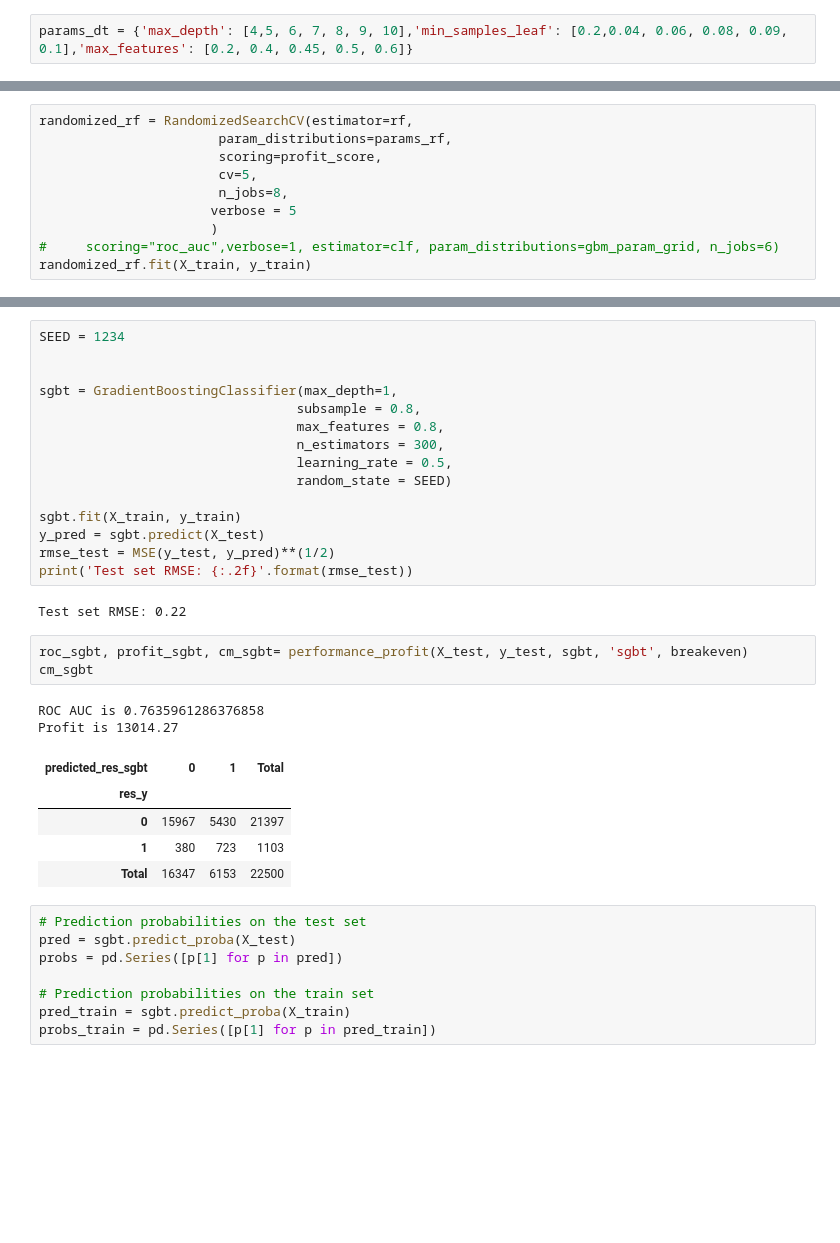
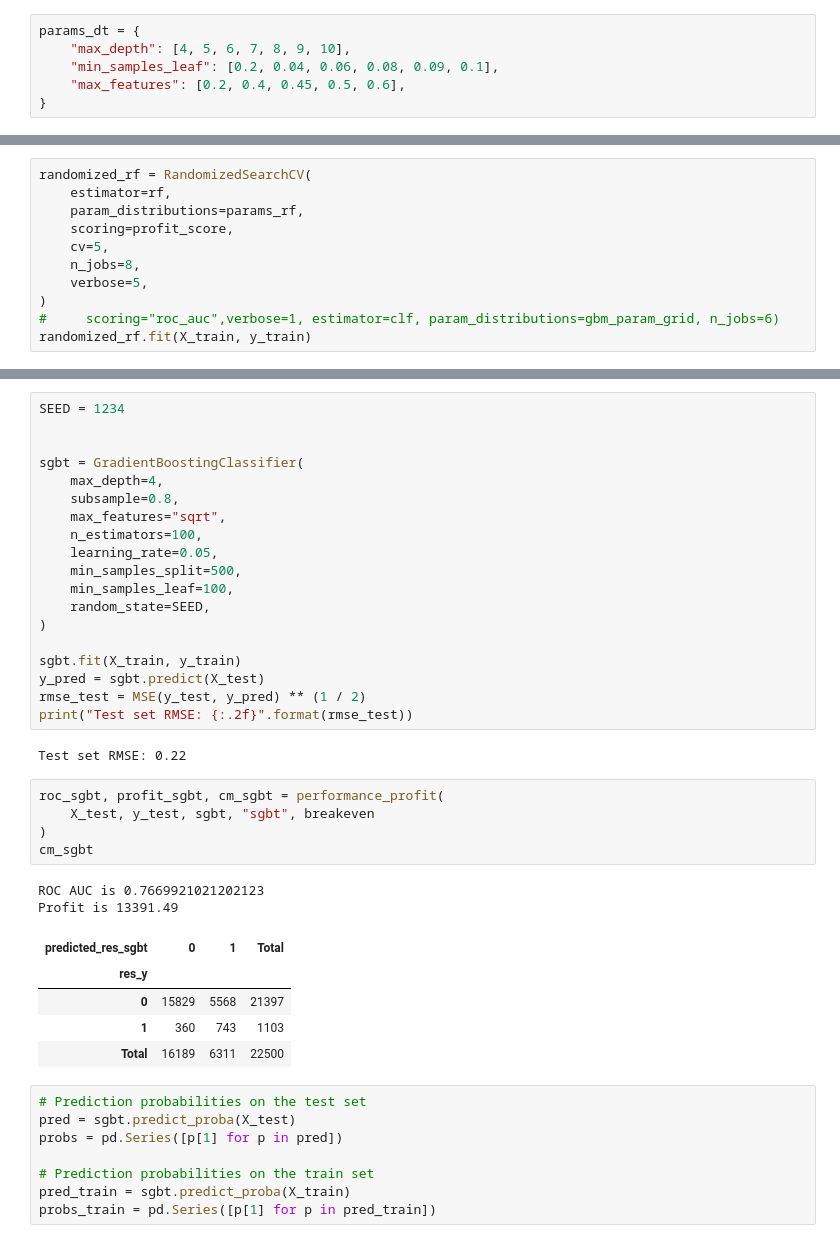
Before and after one commit to sauravjayan/Intuit-Quickbooks-Redux, a Jupyter notebook: intuit-redux.ipynb, the cells around one changed output, grey strips where cells are left out. Cells and saved outputs as stored; diff of their text form; blank space fills up the shorter version.

```diff
--- a/intuit-redux.ipynb
+++ b/intuit-redux.ipynb
@@ -376,5 +417,9 @@ dt.get_params()
  'random_state': 168,
  'splitter': 'best'}
 # %%
-params_dt = {'max_depth': [4,5, 6, 7, 8, 9, 10],'min_samples_leaf': [0.2,0.04, 0.06, 0.08, 0.09, 0.1],'max_features': [0.2, 0.4, 0.45, 0.5, 0.6]}
+params_dt = {
+    "max_depth": [4, 5, 6, 7, 8, 9, 10],
+    "min_samples_leaf": [0.2, 0.04, 0.06, 0.08, 0.09, 0.1],
+    "max_features": [0.2, 0.4, 0.45, 0.5, 0.6],
+}
 # %%
@@ -616,13 +688,14 @@ grid_rf.fit(X_train, y_train)
 # %% [output]
 Fitting 5 folds for each of 1152 candidates, totalling 5760 fits
 # %%
-randomized_rf = RandomizedSearchCV(estimator=rf,
-                       param_distributions=params_rf,
-                       scoring=profit_score,
-                       cv=5,
-                       n_jobs=8,
-                      verbose = 5
-                      )
+randomized_rf = RandomizedSearchCV(
+    estimator=rf,
+    param_distributions=params_rf,
+    scoring=profit_score,
+    cv=5,
+    n_jobs=8,
+    verbose=5,
+)
 #     scoring="roc_auc",verbose=1, estimator=clf, param_distributions=gbm_param_grid, n_jobs=6)
 randomized_rf.fit(X_train, y_train)
 # %% [output]
@@ -662,30 +739,36 @@ cm_rfbest
 SEED = 1234
 
 
-sgbt = GradientBoostingClassifier(max_depth=1,
-                                 subsample = 0.8,
-                                 max_features = 0.8,
-                                 n_estimators = 300,
-                                 learning_rate = 0.5,
-                                 random_state = SEED)
+sgbt = GradientBoostingClassifier(
+    max_depth=4,
+    subsample=0.8,
+    max_features="sqrt",
+    n_estimators=100,
+    learning_rate=0.05,
+    min_samples_split=500,
+    min_samples_leaf=100,
+    random_state=SEED,
+)
 
 sgbt.fit(X_train, y_train)
 y_pred = sgbt.predict(X_test)
-rmse_test = MSE(y_test, y_pred)**(1/2)
-print('Test set RMSE: {:.2f}'.format(rmse_test))
+rmse_test = MSE(y_test, y_pred) ** (1 / 2)
+print("Test set RMSE: {:.2f}".format(rmse_test))
 # %% [output]
 Test set RMSE: 0.22
 # %%
-roc_sgbt, profit_sgbt, cm_sgbt= performance_profit(X_test, y_test, sgbt, 'sgbt', breakeven)
+roc_sgbt, profit_sgbt, cm_sgbt = performance_profit(
+    X_test, y_test, sgbt, "sgbt", breakeven
+)
 cm_sgbt
 # %% [output]
-ROC AUC is 0.7635961286376858
-Profit is 13014.27
+ROC AUC is 0.7669921021202123
+Profit is 13391.49
 | predicted_res_sgbt | 0 | 1 | Total |
 | res_y |  |  |  |
-| 0 | 15967 | 5430 | 21397 |
-| 1 | 380 | 723 | 1103 |
-| Total | 16347 | 6153 | 22500 |
+| 0 | 15829 | 5568 | 21397 |
+| 1 | 360 | 743 | 1103 |
+| Total | 16189 | 6311 | 22500 |
 # %%
 # Prediction probabilities on the test set
 pred = sgbt.predict_proba(X_test)
```
Also changed, not shown: parts of 82 cells of this notebook, 2 other files.
